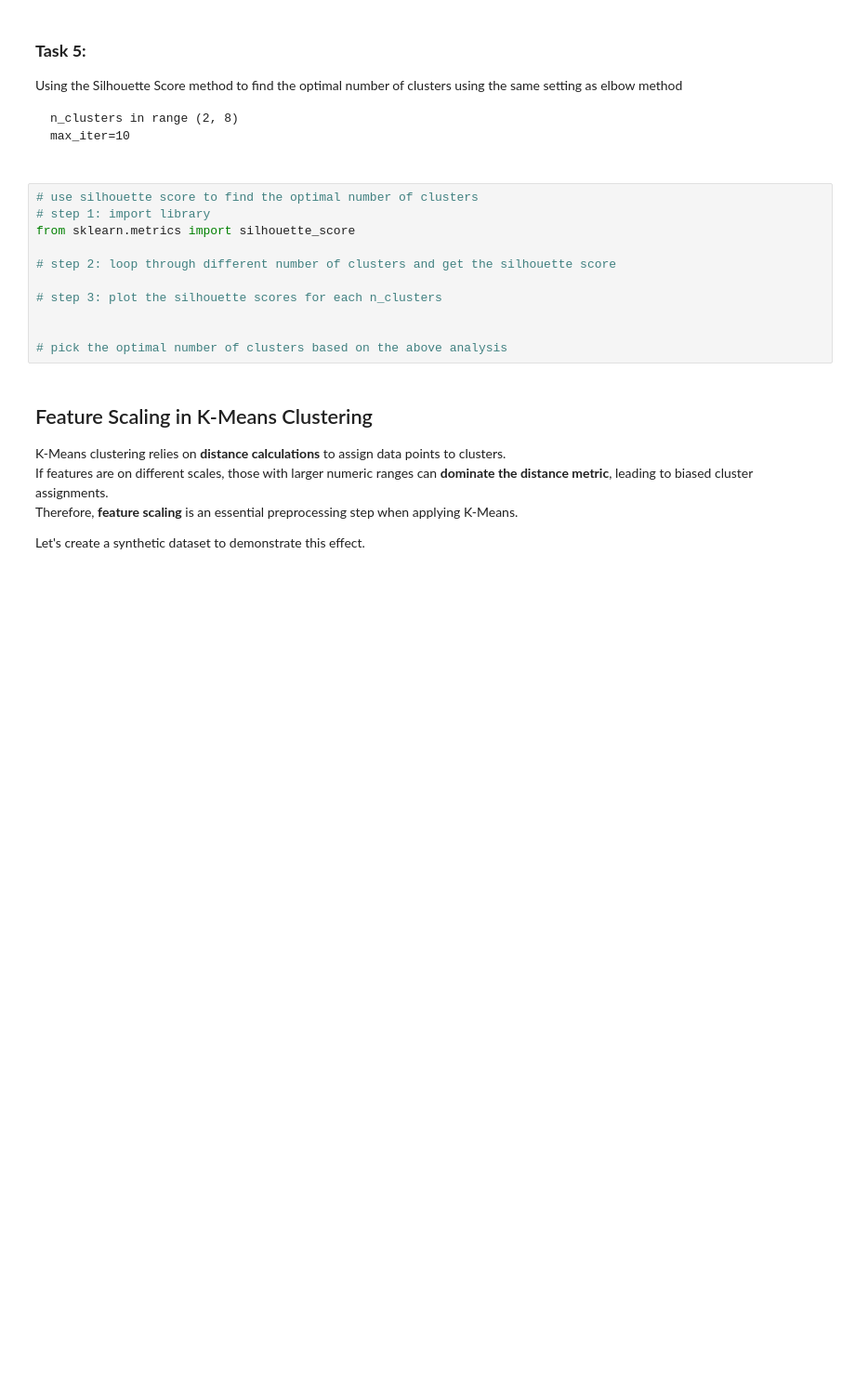
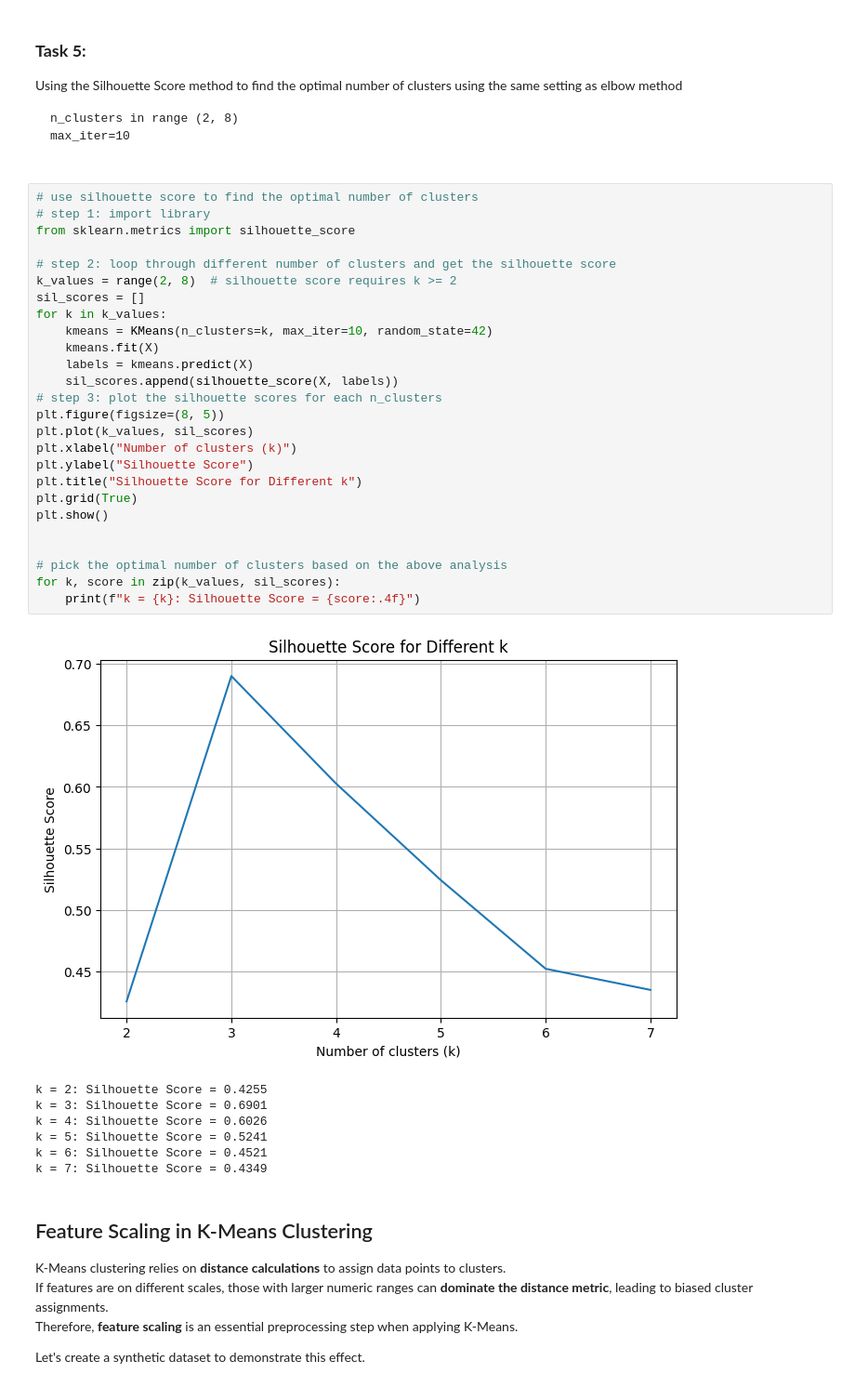
Before and after one commit to gabbymp3/stat362, a Jupyter notebook: student/quizzes/week_9/KMeans.ipynb, the cells around one changed output. Shown at 93% size. Cells and saved outputs as stored; diff of their text form; blank space fills up the shorter version.

```diff
--- a/student/quizzes/week_9/KMeans.ipynb
+++ b/student/quizzes/week_9/KMeans.ipynb
@@ -524,14 +599,37 @@ max_iter=10
 # %%
 # use silhouette score to find the optimal number of clusters
 # step 1: import library
 from sklearn.metrics import silhouette_score
 
 # step 2: loop through different number of clusters and get the silhouette score
-
+k_values = range(2, 8)  # silhouette score requires k >= 2
+sil_scores = []
+for k in k_values:
+    kmeans = KMeans(n_clusters=k, max_iter=10, random_state=42)
+    kmeans.fit(X)
+    labels = kmeans.predict(X)
+    sil_scores.append(silhouette_score(X, labels))
 # step 3: plot the silhouette scores for each n_clusters
+plt.figure(figsize=(8, 5))
+plt.plot(k_values, sil_scores)
+plt.xlabel("Number of clusters (k)")
+plt.ylabel("Silhouette Score")
+plt.title("Silhouette Score for Different k")
+plt.grid(True)
+plt.show()
 
 
 # pick the optimal number of clusters based on the above analysis
+for k, score in zip(k_values, sil_scores):
+    print(f"k = {k}: Silhouette Score = {score:.4f}")
+# %% [output]
+[figure, added]
+k = 2: Silhouette Score = 0.4255
+k = 3: Silhouette Score = 0.6901
+k = 4: Silhouette Score = 0.6026
+k = 5: Silhouette Score = 0.5241
+k = 6: Silhouette Score = 0.4521
+k = 7: Silhouette Score = 0.4349
 # %% [markdown]
 ## Feature Scaling in K-Means Clustering
 
```
Also changed, not shown: parts of 24 cells of this notebook, 3 other files.
